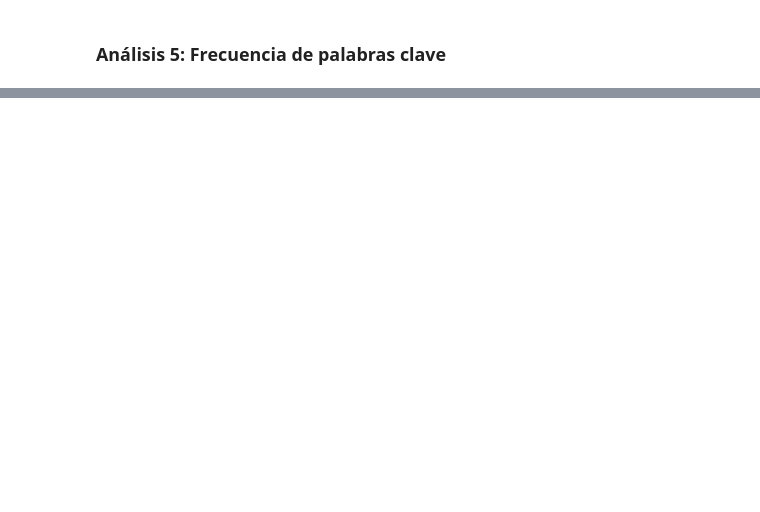
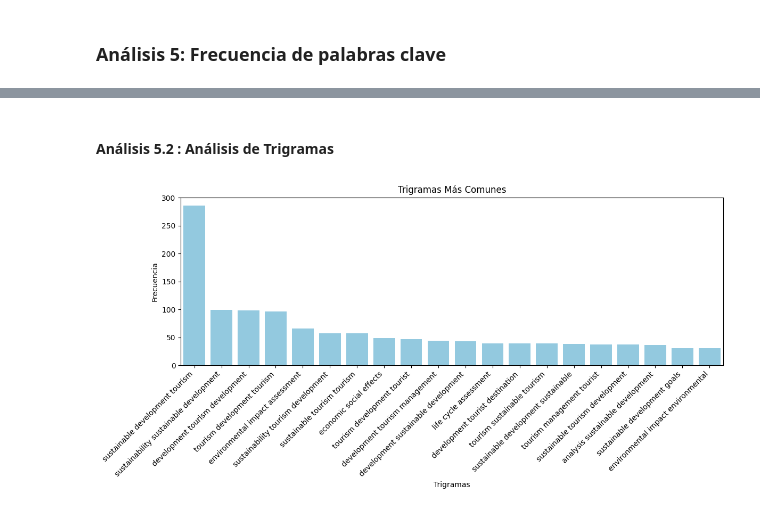
Before and after one commit to Dreamer97JB/M_ML_DL_CUDA_RNN_, a Jupyter notebook: Script/tourism_clasificator.ipynb, the cells around one changed output, grey strips where cells are left out. Cells and saved outputs as stored; diff of their text form; code cells hidden in the pictures; blank space fills up the shorter version.

```diff
--- a/Script/tourism_clasificator.ipynb
+++ b/Script/tourism_clasificator.ipynb
@@ -218,0 +339,25 @@ plt.show()
+# %% [markdown]
+#### Análisis 5.2 : Análisis de Trigramas
+# %%
+
+# Crear el vectorizador para trigramas
+vectorizer = CountVectorizer(ngram_range=(3, 3), stop_words='english')
+X = vectorizer.fit_transform(df_reduced['Keywords'])
+
+# Obtener los trigramas más frecuentes
+trigram_counts = X.toarray().sum(axis=0)
+trigrams = vectorizer.get_feature_names_out()
+df_trigrams = pd.DataFrame({'Trigramas': trigrams, 'Frecuencia': trigram_counts})
+df_trigrams = df_trigrams.sort_values(by='Frecuencia', ascending=False).head(20)  # Top 20 trigramas
+
+# Graficar los trigramas más comunes
+plt.figure(figsize=(12, 6))
+sns.barplot(data=df_trigrams, x='Trigramas', y='Frecuencia', color='skyblue')
+plt.xticks(rotation=45, ha="right")
+plt.xlabel("Trigramas")
+plt.ylabel("Frecuencia")
+plt.title("Trigramas Más Comunes")
+plt.tight_layout()
+plt.show()
+# %% [output]
+[figure, added]
```
Also changed, not shown: parts of 14 cells of this notebook.
